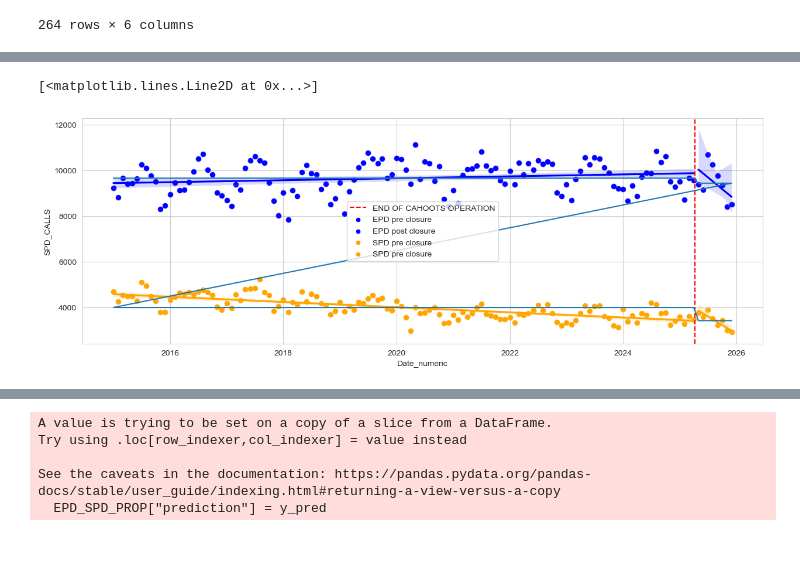
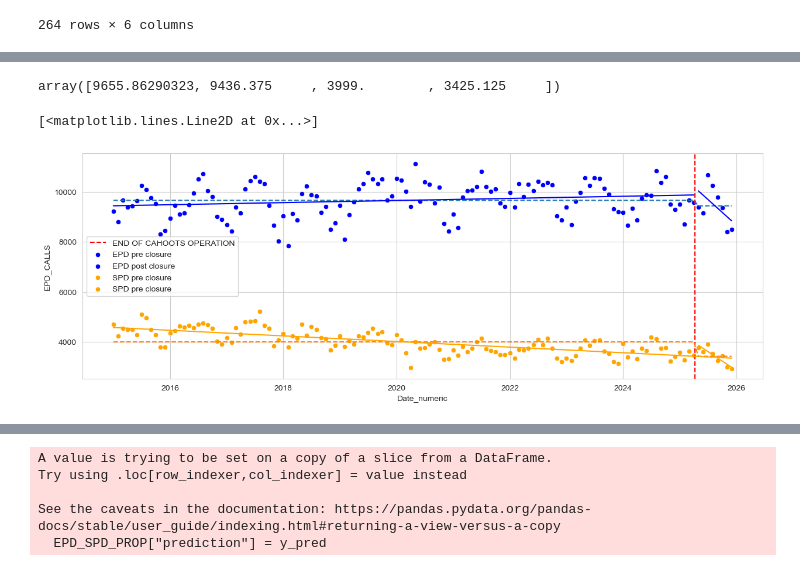
Before and after one commit to luhlig123/DataScienceInAction, a Jupyter notebook: DSCI410_Data_Processing.ipynb, the cells around one changed output, grey strips where cells are left out. Cells and saved outputs as stored; diff of their text form; code cells hidden in the pictures.

```diff
--- a/DSCI410_Data_Processing.ipynb
+++ b/DSCI410_Data_Processing.ipynb
@@ -644,0 +650,13 @@ EPD_SPD_VOLUME
+# %%
+#VOLUME REGRESSION MODELS
+Model_EPD_PRE = fit_model(EPD_VOLUME_PRE["value"], EPD_VOLUME_PRE["Date_numeric"])
+EPD_VOLUME_PRE["prediction"] = Model_EPD_PRE.predict()
+
+Model_EPD_POST = fit_model(EPD_VOLUME_POST["value"], EPD_VOLUME_POST["Date_numeric"])
+EPD_VOLUME_POST["prediction"] = Model_EPD_POST.predict()
+
+Model_SPD_PRE = fit_model(SPD_VOLUME_PRE["value"], SPD_VOLUME_PRE["Date_numeric"])
+SPD_VOLUME_PRE["prediction"] = Model_SPD_PRE.predict()
+
+Model_SPD_POST = fit_model(SPD_VOLUME_POST["value"], SPD_VOLUME_POST["Date_numeric"])
+SPD_VOLUME_POST["prediction"] = Model_SPD_POST.predict()
@@ -645,9 +669,9 @@ EPD_SPD_VOLUME
 # %%
-model = smf.ols(
+model_pd_vol = smf.ols(
     "value ~ treated + post + treated:post",
     data = EPD_SPD_VOLUME
 ).fit()
-model.summary()
+model_pd_vol.summary()
 # %% [output]
 OLS Regression Results
 | Dep. Variable: | value | R-squared: | 0.959 |
@@ -670,3 +694,7 @@ OLS Regression Results
 | Kurtosis: | 2.791 | Cond. No. | 11.0 |
 Notes:
 [1] Standard Errors assume that the covariance matrix of the errors is correctly specified.
+# %%
+y_pred = model_pd_vol.predict(EPD_SPD_VOLUME[["value", "treated", "post"]])
+EPD_SPD_VOLUME["prediction"] = y_pred
+EPD_SPD_VOLUME
@@ -673,24 +720,27 @@ Notes:
+# %%
+EPD_SPD_VOLUME["prediction"].unique()
+# %% [output]
+array([9655.86290323, 9436.375     , 3999.        , 3425.125     ])
 # %%
-
-y_pred = model.predict(X)
-
 plt.figure(figsize=(15,5))
 
 plt.axvline(dt.datetime(2025, 4, 7), color = 'red', linestyle = "--", label = "END OF CAHOOTS OPERATION")
 
 sns.scatterplot(data = EUG_VOLUME_PRE, x = "Date_numeric", y = "EPD_CALLS", label = "EPD pre closure", color = "blue")
 sns.scatterplot(data = EUG_VOLUME_POST, x = "Date_numeric", y = "EPD_CALLS", label = "EPD post closure", color = "blue")
 
 sns.scatterplot(data = SPR_VOLUME_PRE, x = "Date_numeric", y = "SPD_CALLS", label = "SPD pre closure", color = "orange")
 sns.scatterplot(data = SPR_VOLUME_POST, x = "Date_numeric", y = "SPD_CALLS", label = "SPD pre closure", color = "orange")
 
-sns.regplot(data = EUG_VOLUME_PRE, x = "Date_numeric", y = "EPD_CALLS", color = "blue")
-sns.regplot(data = EUG_VOLUME_POST, x = "Date_numeric", y = "EPD_CALLS", color = "blue")
 
-sns.regplot(data = SPR_VOLUME_PRE, x = "Date_numeric", y = "SPD_CALLS", color = "orange")
-sns.regplot(data = SPR_VOLUME_POST, x = "Date_numeric", y = "SPD_CALLS", color = "orange")
+plt.plot(EPD_SPD_VOLUME[EPD_SPD_VOLUME["variable"] == "EPD_CALLS"]["Date_numeric"], EPD_SPD_VOLUME[EPD_SPD_VOLUME["variable"] == "EPD_CALLS"]["prediction"], linestyle = "--")
+plt.plot(EPD_SPD_VOLUME[EPD_SPD_VOLUME["variable"] == "SPD_CALLS"]["Date_numeric"], EPD_SPD_VOLUME[EPD_SPD_VOLUME["variable"] == "SPD_CALLS"]["prediction"], linestyle = "--")
 
-plt.plot(EPD_SPD_VOLUME["Date_numeric"], y_pred, label="Regression Line")
+plt.plot(EPD_VOLUME_PRE["Date_numeric"], EPD_VOLUME_PRE["prediction"], color = "blue")
+plt.plot(EPD_VOLUME_POST["Date_numeric"], EPD_VOLUME_POST["prediction"], color = "blue")
+
+plt.plot(SPD_VOLUME_PRE["Date_numeric"], SPD_VOLUME_PRE["prediction"], color = "orange")
+plt.plot(SPD_VOLUME_POST["Date_numeric"], SPD_VOLUME_POST["prediction"], color = "orange")
 # %% [output]
 [<matplotlib.lines.Line2D at 0x...>]
-[figure, old version]
+[figure, new version]
```
Also changed, not shown: parts of 15 cells of this notebook.
